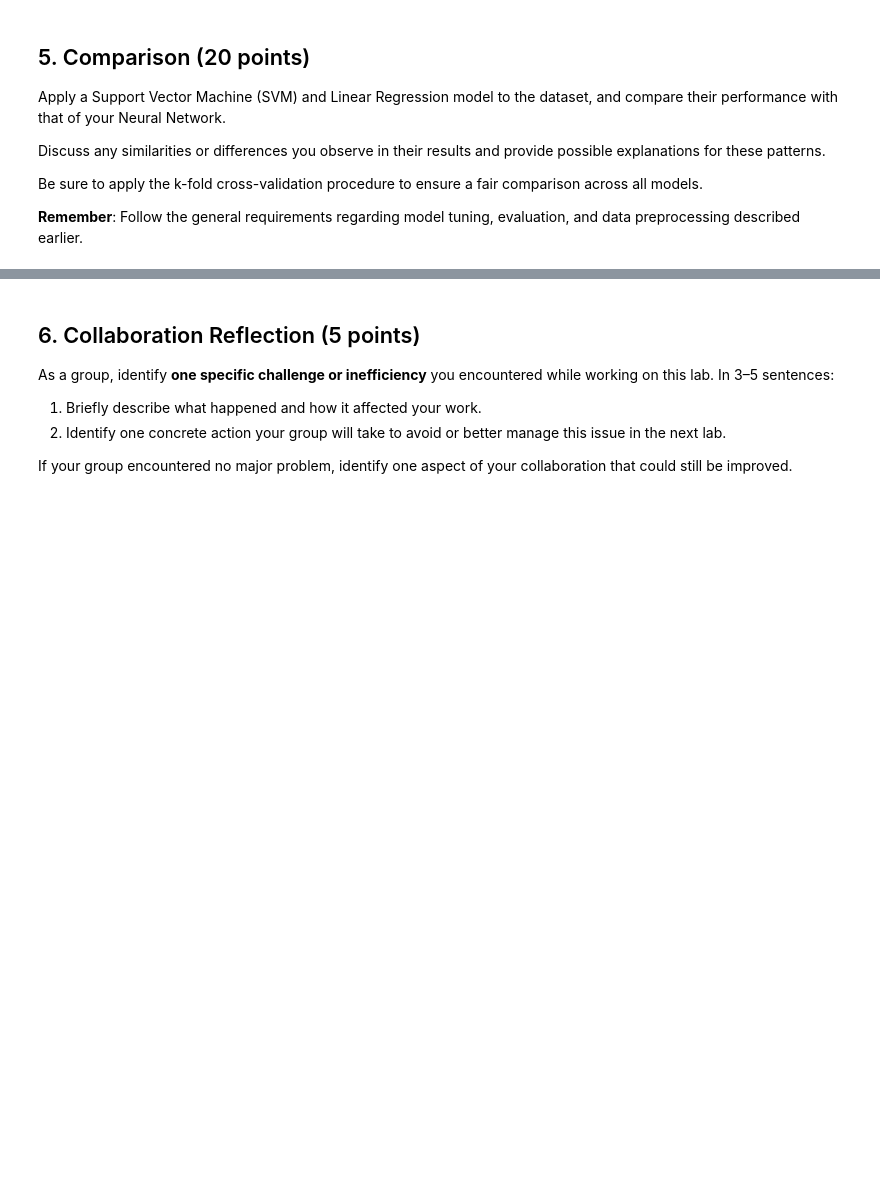
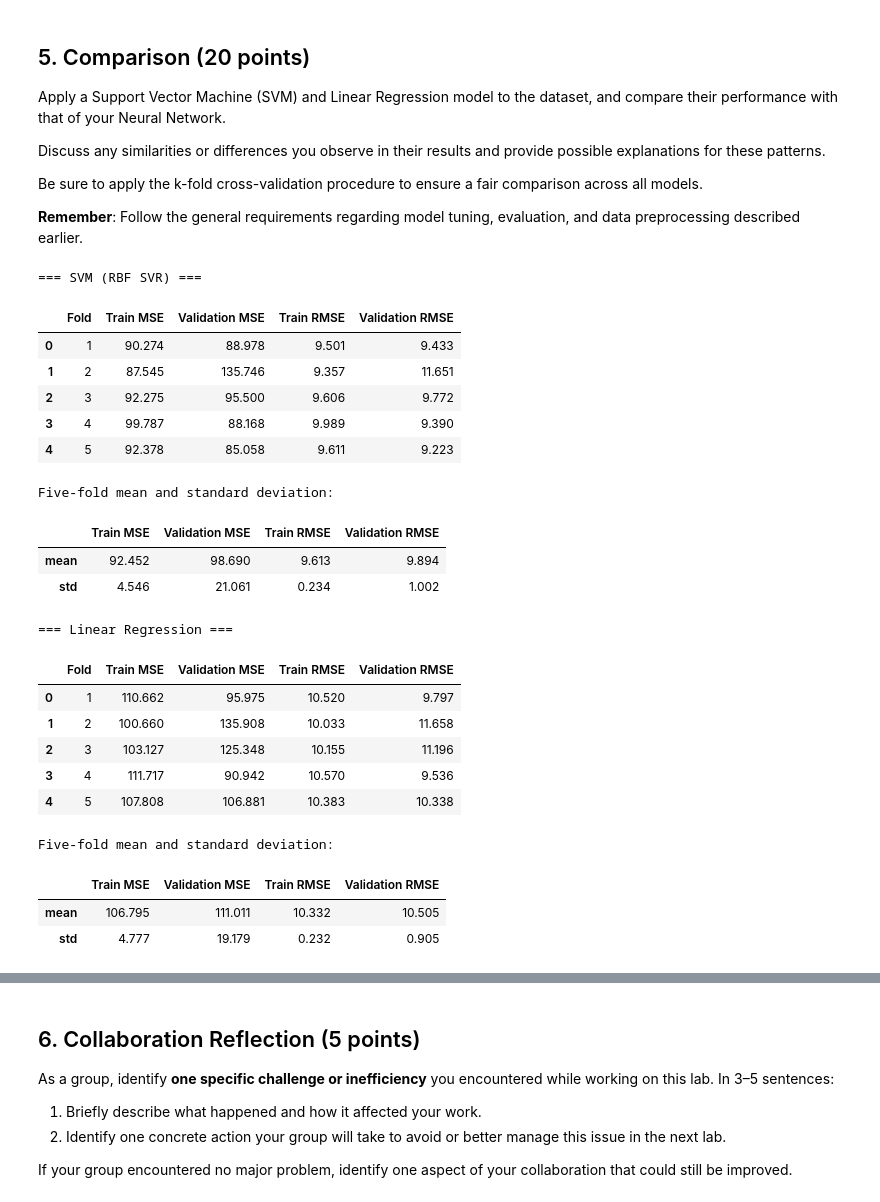
Before and after one commit to alibpowell/ML4021-Group, a Jupyter notebook: 05-neural-networks-real-data.ipynb, the cells around one changed output, grey strips where cells are left out. Drawn from its saved outputs; the diff is of its cells as text; code cells hidden in the pictures; blank space fills up the shorter version.

```diff
--- a/05-neural-networks-real-data.ipynb
+++ b/05-neural-networks-real-data.ipynb
@@ -370,4 +421,58 @@ Be sure to apply the k-fold cross-validation procedure to ensure a fair comparis
 
 **Remember**: Follow the general requirements regarding model tuning, evaluation, and data preprocessing described earlier.
 # %%
-# USE AS MANY CELLS AS NEEDED
+from sklearn.svm import SVR
+from sklearn.linear_model import LinearRegression
+
+def cross_validate_sklearn(model_factory):
+    rows = []
+    for fold, (train_indices, validation_indices) in enumerate(cv_splits, start=1):
+        scaler = StandardScaler()
+        X_train_scaled = scaler.fit_transform(X[train_indices])          # fit on training rows only
+        X_validation_scaled = scaler.transform(X[validation_indices])
+
+        model = model_factory()
+        model.fit(X_train_scaled, y[train_indices])
+
+        train_mse = mean_squared_error(y[train_indices], model.predict(X_train_scaled))
+        validation_mse = mean_squared_error(y[validation_indices], model.predict(X_validation_scaled))
+        rows.append({
+            "Fold": fold,
+            "Train MSE": train_mse,
+            "Validation MSE": validation_mse,
+            "Train RMSE": np.sqrt(train_mse),
+            "Validation RMSE": np.sqrt(validation_mse)
+        })
+    return pd.DataFrame(rows)
+
+svm_results_df = cross_validate_sklearn(lambda: SVR(kernel="rbf"))
+linear_results_df = cross_validate_sklearn(lambda: LinearRegression())
+
+for name, df in [("SVM (RBF SVR)", svm_results_df), ("Linear Regression", linear_results_df)]:
+    print(f"=== {name} ===")
+    display(df.round(3))
+    print("Five-fold mean and standard deviation:")
+    display(df.drop(columns="Fold").agg(["mean", "std"]).round(3))
+# %% [output]
+=== SVM (RBF SVR) ===
+|  | Fold | Train MSE | Validation MSE | Train RMSE | Validation RMSE |
+| 0 | 1 | 90.274 | 88.978 | 9.501 | 9.433 |
+| 1 | 2 | 87.545 | 135.746 | 9.357 | 11.651 |
+| 2 | 3 | 92.275 | 95.500 | 9.606 | 9.772 |
+| 3 | 4 | 99.787 | 88.168 | 9.989 | 9.390 |
+| 4 | 5 | 92.378 | 85.058 | 9.611 | 9.223 |
+Five-fold mean and standard deviation:
+|  | Train MSE | Validation MSE | Train RMSE | Validation RMSE |
+| mean | 92.452 | 98.690 | 9.613 | 9.894 |
+| std | 4.546 | 21.061 | 0.234 | 1.002 |
+=== Linear Regression ===
+|  | Fold | Train MSE | Validation MSE | Train RMSE | Validation RMSE |
+| 0 | 1 | 110.662 | 95.975 | 10.520 | 9.797 |
+| 1 | 2 | 100.660 | 135.908 | 10.033 | 11.658 |
+| 2 | 3 | 103.127 | 125.348 | 10.155 | 11.196 |
+| 3 | 4 | 111.717 | 90.942 | 10.570 | 9.536 |
+| 4 | 5 | 107.808 | 106.881 | 10.383 | 10.338 |
+Five-fold mean and standard deviation:
+|  | Train MSE | Validation MSE | Train RMSE | Validation RMSE |
+| mean | 106.795 | 111.011 | 10.332 | 10.505 |
+| std | 4.777 | 19.179 | 0.232 | 0.905 |
```
Also changed, not shown: parts of 9 cells of this notebook.
